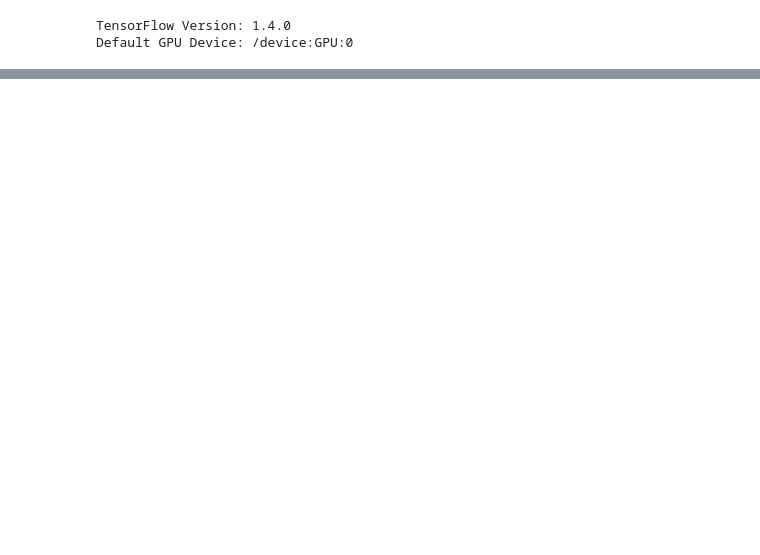
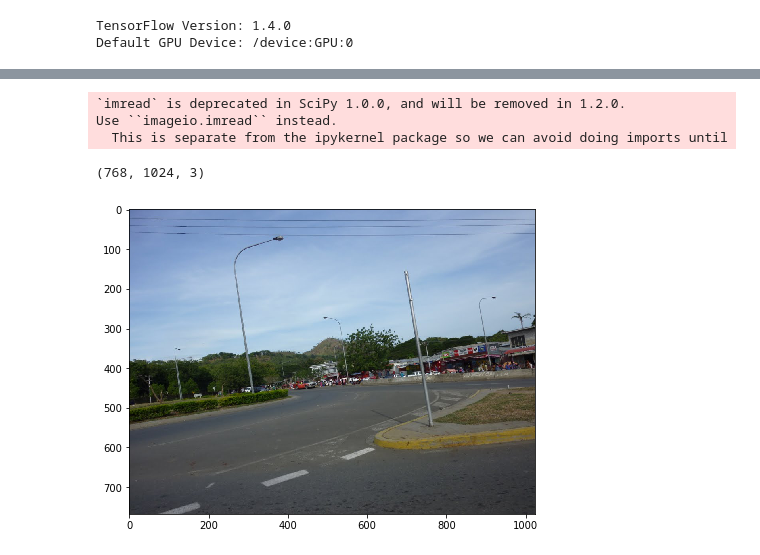
Before and after one commit to byronrwth/Udacity-SelfDrivingCar-Term3, a Jupyter notebook: P2-Semantic-Segmentation/kitti-road.ipynb, the cells around one changed output, grey strips where cells are left out. Cells and saved outputs as stored; diff of their text form; code cells hidden in the pictures; blank space fills up the shorter version.

```diff
--- a/P2-Semantic-Segmentation/kitti-road.ipynb
+++ b/P2-Semantic-Segmentation/kitti-road.ipynb
@@ -420,11 +423,24 @@ if __name__ == '__main__':
+# %%
+test_img = './data/lindau/42324078.jpg'
+#gt_test_img = '/home/nike/dl/SDC/proj12/Semantic_Segmentation/data/leftImg8bit/gt_ds/aachen_000005_000019_gtFine_color.png'
+img = scipy.misc.imread(test_img)
+#gt_img = scipy.misc.imread(gt_test_img)
+img.shape
+# %% [output]
+`imread` is deprecated in SciPy 1.0.0, and will be removed in 1.2.0.
+Use ``imageio.imread`` instead.
+  This is separate from the ipykernel package so we can avoid doing imports until
+(768, 1024, 3)
 # %%
 
 plt.figure(figsize=(16, 8))
 plt.subplot(1,2,1)
 plt.imshow(img)
-plt.subplot(1,2,2)
-plt.imshow(gt_img)
+#plt.subplot(1,2,2)
+#plt.imshow(gt_img)
 plt.show()
+# %% [output]
+[figure, added]
 # %%
 def showim(img):
     img_prep = np.concatenate((img, img, img), axis =2)
```
Also changed, not shown: parts of 3 cells of this notebook.
